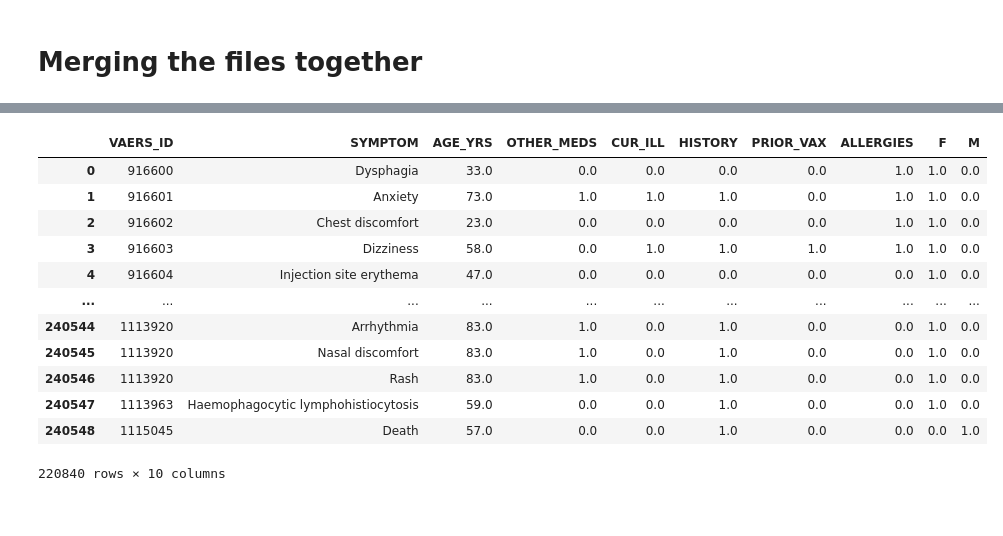
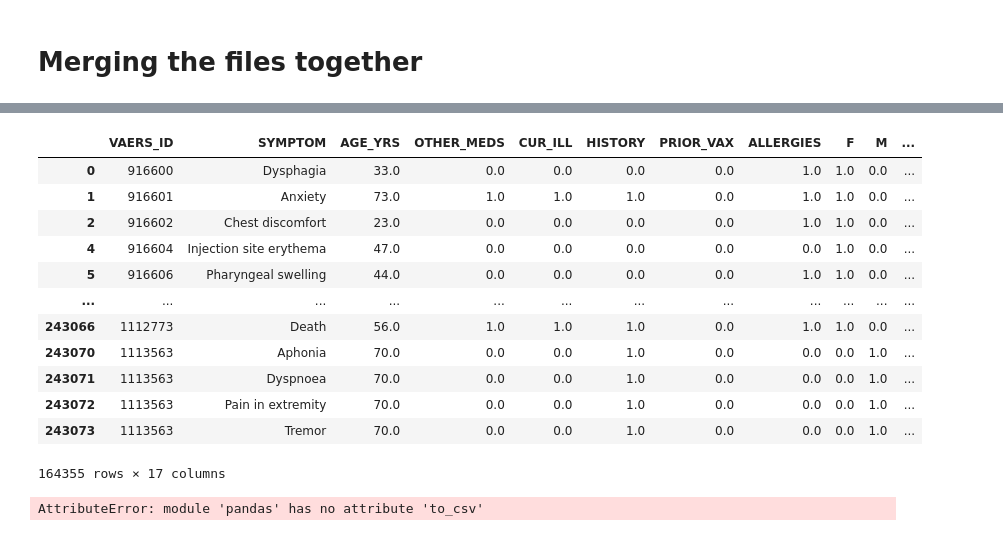
Before and after one commit to D11eleven/Vaccine_Side_Effects_Predictor, a Jupyter notebook: SP/preprocessing.ipynb, the cells around one changed output, grey strips where cells are left out. Drawn from its saved outputs; the diff is of its cells as text; code cells hidden in the pictures.

Commit message:
training dataset

```diff
--- a/SP/preprocessing.ipynb
+++ b/SP/preprocessing.ipynb
@@ -244,0 +381,4 @@ all_symptoms.groupby(all_symptoms['SYMPTOM']).count().sort_values('VAERS_ID', as
+# %%
+# selecting rows based on conditions
+final_covid_vaccine_df=covid_vaccine_df[covid_vaccine_df['VAX_SITE'].isin(['LA','RA'])]
+final_covid_vaccine_df.head()
@@ -244,0 +392,3 @@ all_symptoms.groupby(all_symptoms['SYMPTOM']).count().sort_values('VAERS_ID', as
+# %%
+final = pd.get_dummies(final_covid_vaccine_df)
+final
@@ -244,0 +409,2 @@ all_symptoms.groupby(all_symptoms['SYMPTOM']).count().sort_values('VAERS_ID', as
+# %%
+final.rename(columns = {'VAX_NAME_COVID19 (COVID19 (JANSSEN))':'JANSSEN', 'VAX_NAME_COVID19 (COVID19 (MODERNA))':'MODERNA', 'VAX_NAME_COVID19 (COVID19 (PFIZER-BIONTECH))': 'PFIZER'}, inplace = True)
@@ -265,17 +446,23 @@ merged_df
+# %%
+merged_df2 = merged_df.merge(final, how = 'left')
 # %%
-merged_df.dropna(axis=0, how = 'any', inplace = True)
-merged_df
+merged_df2.dropna(axis=0, how = 'any', inplace = True)
+merged_df2
 # %% [output]
-|  | VAERS_ID | SYMPTOM | AGE_YRS | OTHER_MEDS | CUR_ILL | HISTORY | PRIOR_VAX | ALLERGIES | F | M |
-| 0 | 916600 | Dysphagia | 33.0 | 0.0 | 0.0 | 0.0 | 0.0 | 1.0 | 1.0 | 0.0 |
-| 1 | 916601 | Anxiety | 73.0 | 1.0 | 1.0 | 1.0 | 0.0 | 1.0 | 1.0 | 0.0 |
-| 2 | 916602 | Chest discomfort | 23.0 | 0.0 | 0.0 | 0.0 | 0.0 | 1.0 | 1.0 | 0.0 |
-| 3 | 916603 | Dizziness | 58.0 | 0.0 | 1.0 | 1.0 | 1.0 | 1.0 | 1.0 | 0.0 |
-| 4 | 916604 | Injection site erythema | 47.0 | 0.0 | 0.0 | 0.0 | 0.0 | 0.0 | 1.0 | 0.0 |
-| ... | ... | ... | ... | ... | ... | ... | ... | ... | ... | ... |
-| 240544 | 1113920 | Arrhythmia | 83.0 | 1.0 | 0.0 | 1.0 | 0.0 | 0.0 | 1.0 | 0.0 |
-| 240545 | 1113920 | Nasal discomfort | 83.0 | 1.0 | 0.0 | 1.0 | 0.0 | 0.0 | 1.0 | 0.0 |
-| 240546 | 1113920 | Rash | 83.0 | 1.0 | 0.0 | 1.0 | 0.0 | 0.0 | 1.0 | 0.0 |
-| 240547 | 1113963 | Haemophagocytic lymphohistiocytosis | 59.0 | 0.0 | 0.0 | 1.0 | 0.0 | 0.0 | 1.0 | 0.0 |
-| 240548 | 1115045 | Death | 57.0 | 0.0 | 0.0 | 1.0 | 0.0 | 0.0 | 0.0 | 1.0 |
+|  | VAERS_ID | SYMPTOM | AGE_YRS | OTHER_MEDS | CUR_ILL | HISTORY | PRIOR_VAX | ALLERGIES | F | M | ... |
+| 0 | 916600 | Dysphagia | 33.0 | 0.0 | 0.0 | 0.0 | 0.0 | 1.0 | 1.0 | 0.0 | ... |
+| 1 | 916601 | Anxiety | 73.0 | 1.0 | 1.0 | 1.0 | 0.0 | 1.0 | 1.0 | 0.0 | ... |
+| 2 | 916602 | Chest discomfort | 23.0 | 0.0 | 0.0 | 0.0 | 0.0 | 1.0 | 1.0 | 0.0 | ... |
+| 4 | 916604 | Injection site erythema | 47.0 | 0.0 | 0.0 | 0.0 | 0.0 | 0.0 | 1.0 | 0.0 | ... |
+| 5 | 916606 | Pharyngeal swelling | 44.0 | 0.0 | 0.0 | 0.0 | 0.0 | 1.0 | 1.0 | 0.0 | ... |
+| ... | ... | ... | ... | ... | ... | ... | ... | ... | ... | ... | ... |
+| 243066 | 1112773 | Death | 56.0 | 1.0 | 1.0 | 1.0 | 0.0 | 1.0 | 1.0 | 0.0 | ... |
+| 243070 | 1113563 | Aphonia | 70.0 | 0.0 | 0.0 | 1.0 | 0.0 | 0.0 | 0.0 | 1.0 | ... |
+| 243071 | 1113563 | Dyspnoea | 70.0 | 0.0 | 0.0 | 1.0 | 0.0 | 0.0 | 0.0 | 1.0 | ... |
+| 243072 | 1113563 | Pain in extremity | 70.0 | 0.0 | 0.0 | 1.0 | 0.0 | 0.0 | 0.0 | 1.0 | ... |
+| 243073 | 1113563 | Tremor | 70.0 | 0.0 | 0.0 | 1.0 | 0.0 | 0.0 | 0.0 | 1.0 | ... |
-220840 rows × 10 columns
+164355 rows × 17 columns
+# %%
+merged_df2 = pd.to_csv('../Resources/training_dataset.csv', index=False)
+# %% [output]
+AttributeError: module 'pandas' has no attribute 'to_csv'
```
Also changed, not shown: parts of 22 cells of this notebook, 1 other file.
